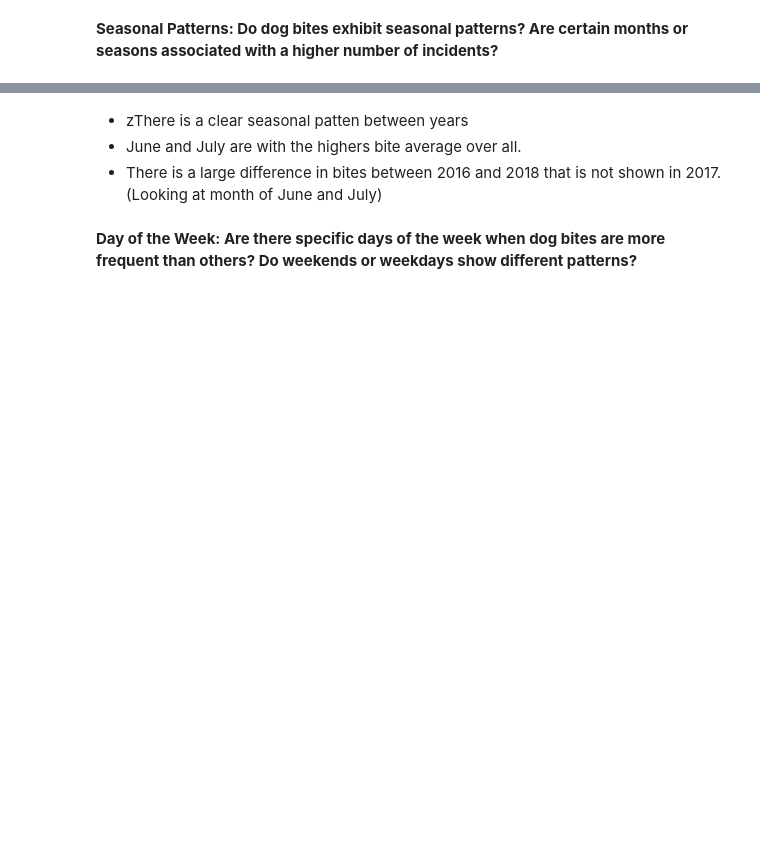
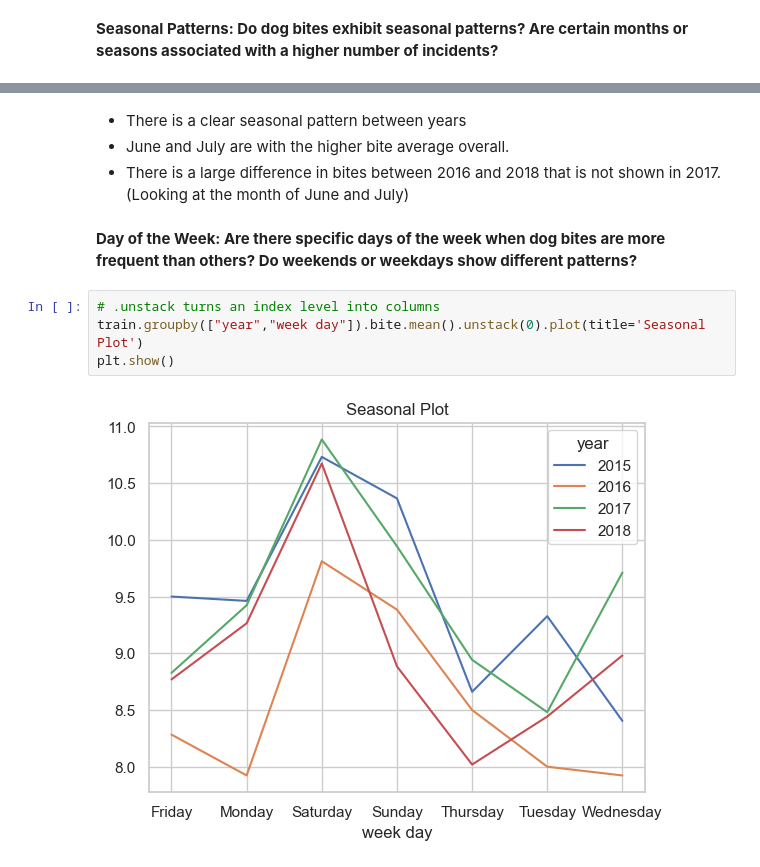
Before and after one commit to MigashaneVictoire/new_york_city_dog_bites, a Jupyter notebook: explore.ipynb, the cells around one changed output, grey strips where cells are left out. Saved outputs shown, nothing was run; the diff lists cells and outputs as text; blank space fills up the shorter version.

```diff
--- a/explore.ipynb
+++ b/explore.ipynb
@@ -91,6 +90,12 @@ plt.show()
 # %% [markdown]
-- zThere is a clear seasonal patten between years
-- June and July are with the highers bite average over all.
-- There is a large difference in bites between 2016 and 2018 that is not shown in 2017. (Looking at month of June and July)
+- There is a clear seasonal pattern between years
+- June and July are with the higher bite average overall.
+- There is a large difference in bites between 2016 and 2018 that is not shown in 2017. (Looking at the month of June and July)
 # %% [markdown]
 **Day of the Week: Are there specific days of the week when dog bites are more frequent than others? Do weekends or weekdays show different patterns?**
+# %%
+# .unstack turns an index level into columns
+train.groupby(["year","week day"]).bite.mean().unstack(0).plot(title='Seasonal Plot')
+plt.show()
+# %% [output]
+[figure, added]
```
Also changed, not shown: parts of 31 cells of this notebook, 3 other files.
